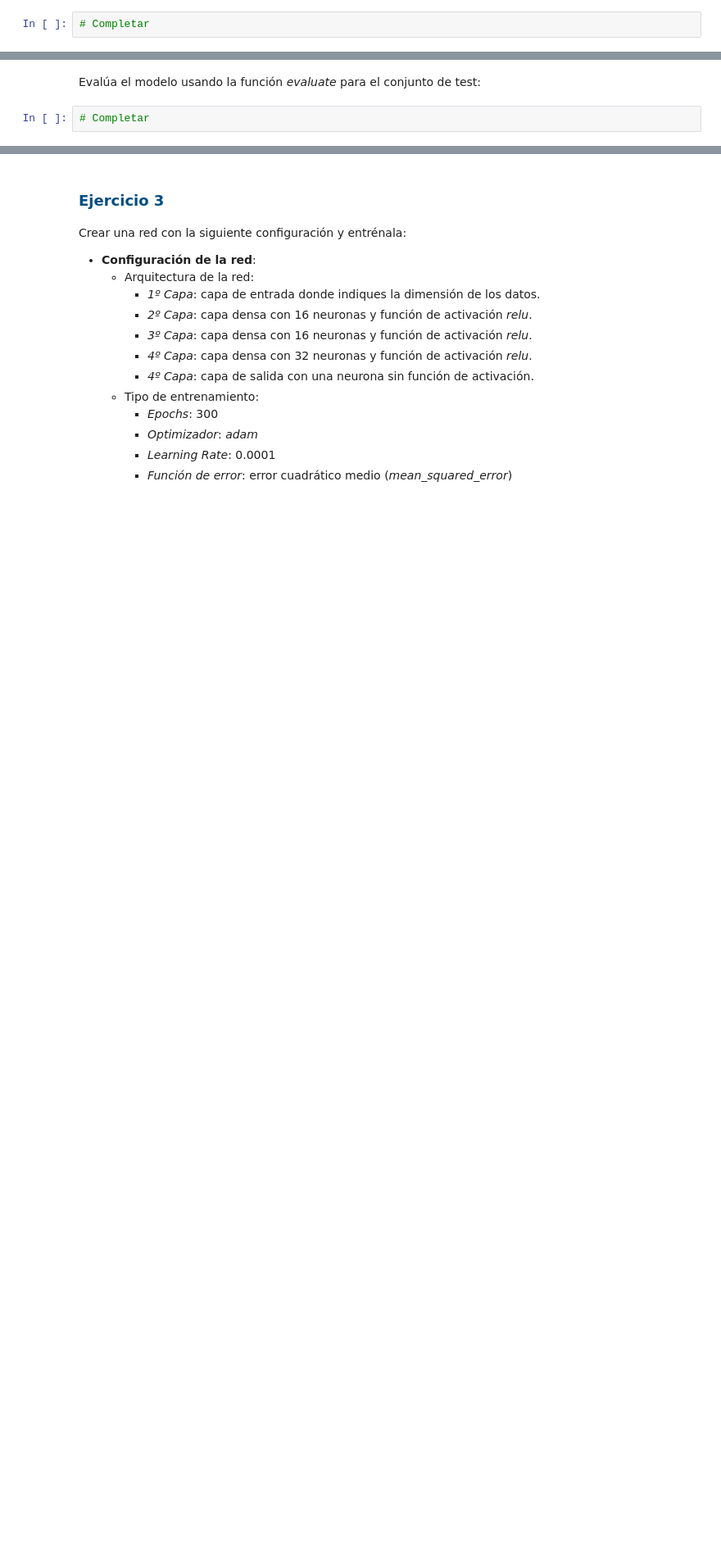
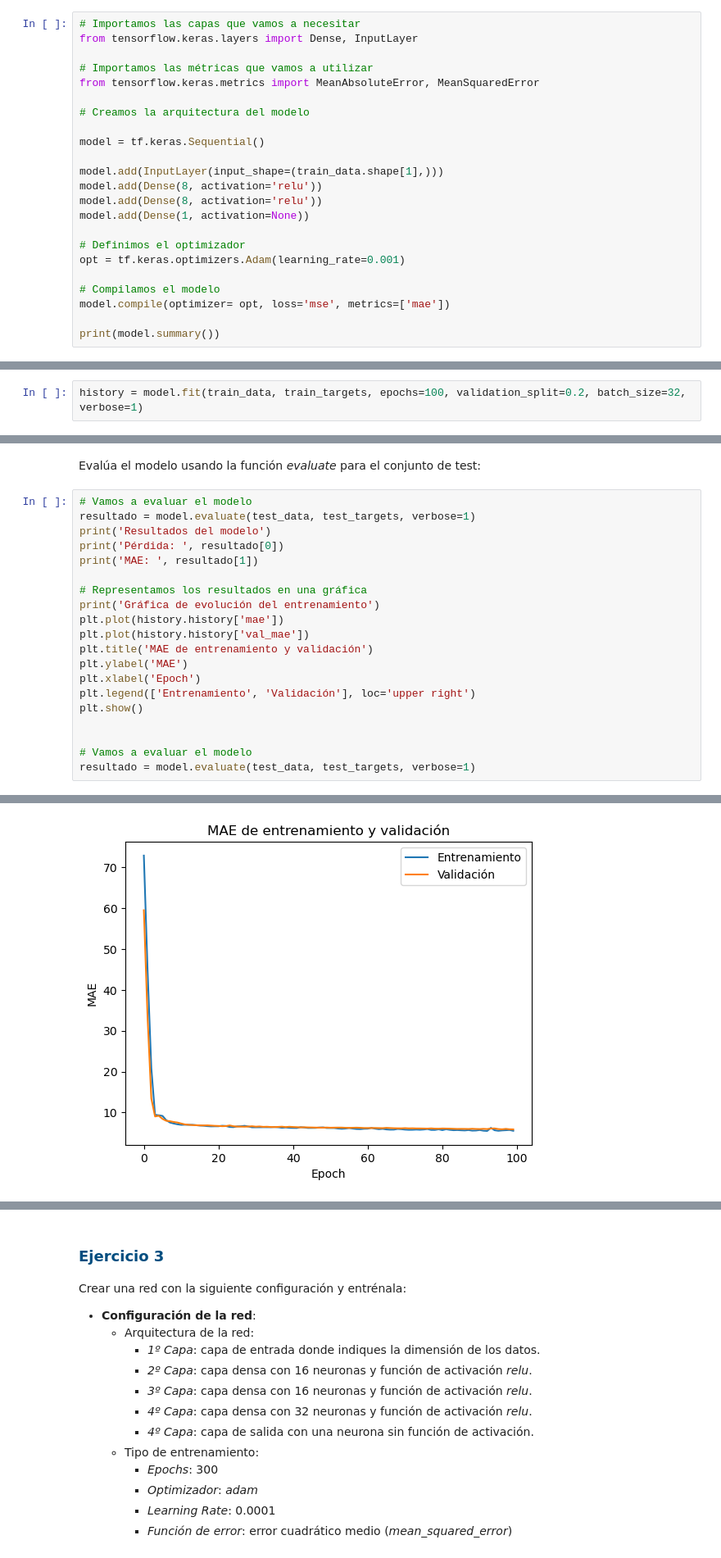
Before and after one commit to Adrianrobarq/DataScienceIEBS, a Jupyter notebook: Bloque 5/Deep Learning/sprints/Actividad-Sprint-2.ipynb, the cells around one changed output, grey strips where cells are left out. Shown at 82% size. Drawn from its saved outputs; the diff is of its cells as text; blank space fills up the shorter version.

```diff
--- a/Bloque 5/Deep Learning/sprints/Actividad-Sprint-2.ipynb
+++ b/Bloque 5/Deep Learning/sprints/Actividad-Sprint-2.ipynb
@@ -60,4 +75,25 @@ Crear una red con la siguiente configuración y entrénala:
         - *Learning Rate*: 0.001
         - *Función de error*: error cuadrático medio (*mean_squared_error*)
 # %%
-# Completar
+# Importamos las capas que vamos a necesitar
+from tensorflow.keras.layers import Dense, InputLayer
+
+# Importamos las métricas que vamos a utilizar
+from tensorflow.keras.metrics import MeanAbsoluteError, MeanSquaredError
+
+# Creamos la arquitectura del modelo
+
+model = tf.keras.Sequential()
+
+model.add(InputLayer(input_shape=(train_data.shape[1],)))
+model.add(Dense(8, activation='relu'))
+model.add(Dense(8, activation='relu'))
+model.add(Dense(1, activation=None))
+
+# Definimos el optimizador
+opt = tf.keras.optimizers.Adam(learning_rate=0.001)
+
+# Compilamos el modelo
+model.compile(optimizer= opt, loss='mse', metrics=['mae'])
+
+print(model.summary())
@@ -63,0 +116,2 @@ Crear una red con la siguiente configuración y entrénala:
+# %%
+history = model.fit(train_data, train_targets, epochs=100, validation_split=0.2, batch_size=32, verbose=1)
@@ -64,4 +136,23 @@ Crear una red con la siguiente configuración y entrénala:
 # %% [markdown]
 Evalúa el modelo usando la función *evaluate* para el conjunto de test:
 # %%
-# Completar
+# Vamos a evaluar el modelo
+resultado = model.evaluate(test_data, test_targets, verbose=1)
+print('Resultados del modelo')
+print('Pérdida: ', resultado[0])
+print('MAE: ', resultado[1])
+
+# Representamos los resultados en una gráfica
+print('Gráfica de evolución del entrenamiento')
+plt.plot(history.history['mae'])
+plt.plot(history.history['val_mae'])
+plt.title('MAE de entrenamiento y validación')
+plt.ylabel('MAE')
+plt.xlabel('Epoch')
+plt.legend(['Entrenamiento', 'Validación'], loc='upper right')
+plt.show()
+
+
+# Vamos a evaluar el modelo
+resultado = model.evaluate(test_data, test_targets, verbose=1)
+# %% [output]
@@ -67,0 +164 @@ Evalúa el modelo usando la función *evaluate* para el conjunto de test:
+[figure, added]
```
Also changed, not shown: parts of 12 cells of this notebook.
